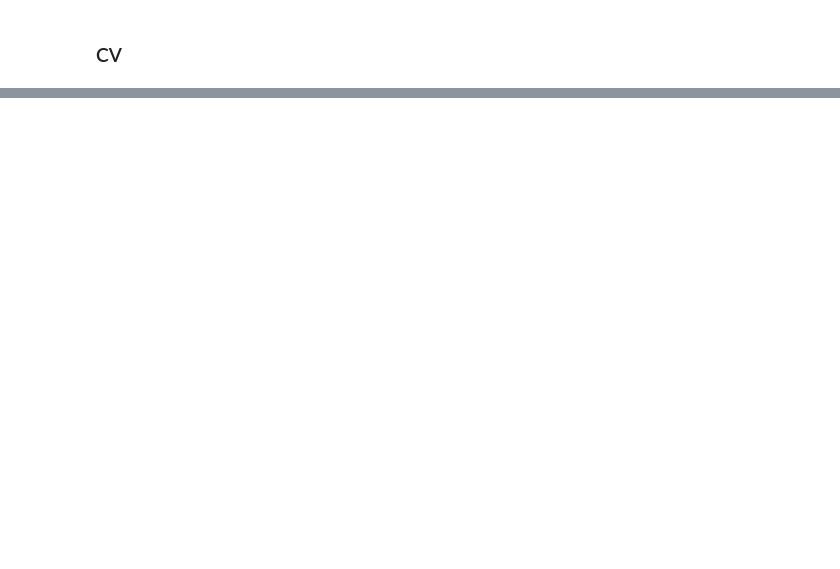
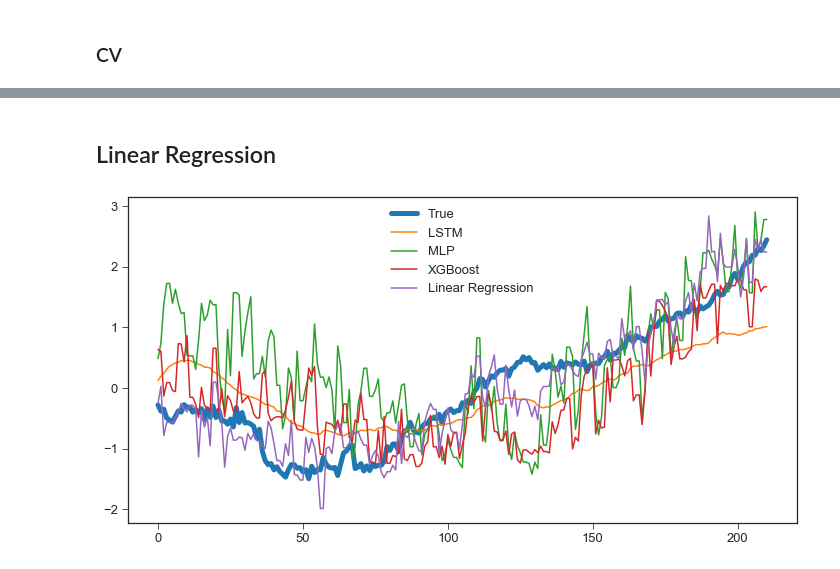
Before and after one commit to svejlgaard/finalproject, a Jupyter notebook: Crossvalidation search.ipynb, the cells around one changed output, grey strips where cells are left out. Saved outputs shown, nothing was run; the diff lists cells and outputs as text; code cells hidden in the pictures; blank space fills up the shorter version.

```diff
--- a/Crossvalidation search.ipynb
+++ b/Crossvalidation search.ipynb
@@ -443,13 +463,13 @@ class hidden_layer:
 # Parameters to search
 parameters_RandomSearch = {
     "activation": ["relu"],#, "logistic", "tanh"],
-    "hidden_layer_sizes": hidden_layer(1, 100, max_layers=10),
+    "hidden_layer_sizes": hidden_layer(1, 100, max_layers=3),
     "learning_rate_init": st.uniform(),
-    "max_iter": st.randint(100,1000)
+#     "max_iter": st.randint(100,1000)
 }
 
 # Number of search rounds
-n_iter_search = 50
+n_iter_search = 100
 
 # Initialize
 RandomSearch = RandomizedSearchCV(clf_NN,
@@ -486,0 +508,22 @@ plt.show()
+# %% [markdown]
+## Linear Regression
+# %%
+reg = LinearRegression().fit(X_train, y_train)
+y_pred_linear = reg.predict(X_test)
+# %%
+LSTM_res = np.loadtxt("LSTM_predicted_5.txt")
+# %%
+# plt.style.use('ggplot');
+plt.style.use('seaborn-white')
+plt.style.use('seaborn-ticks')
+# %%
+plt.figure(figsize=(12,6))
+plt.plot(y_test, label="True", lw=5.)
+plt.plot(LSTM_res,label="LSTM")
+plt.plot(y_pred, label="MLP")
+plt.plot(y_pred_xg, label="XGBoost")
+plt.plot(y_pred_linear, label="Linear Regression")
+plt.legend()
+plt.show()
+# %% [output]
+[figure, added]
```
Also changed, not shown: parts of 17 cells of this notebook, 1 other file.
